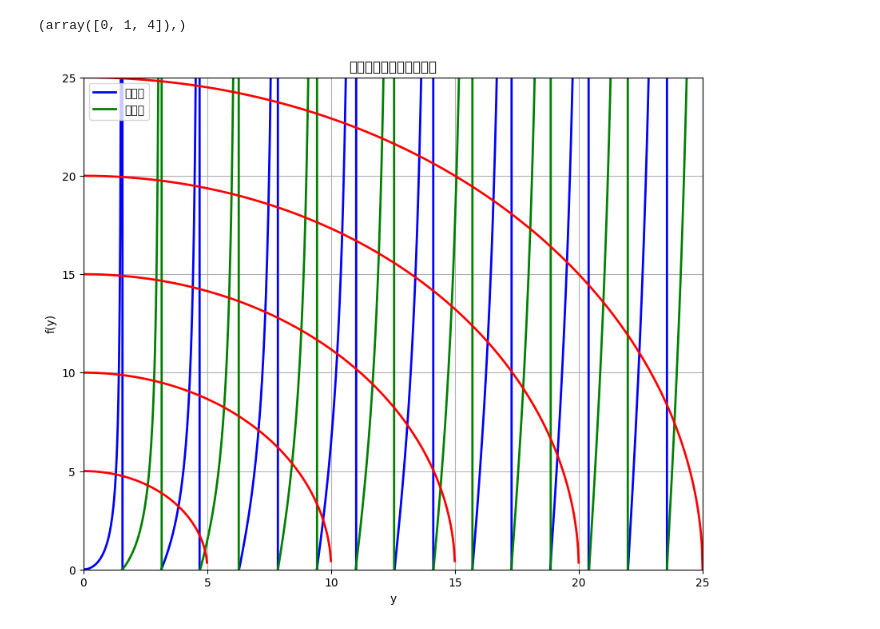
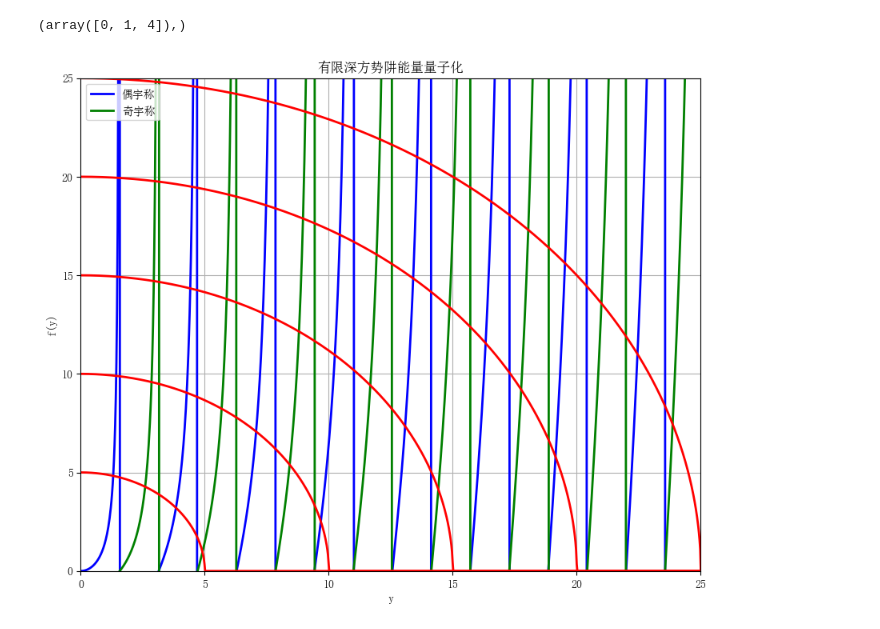
Before and after one commit to wXxfall/physics-learner, a Jupyter notebook: numpy_l/1-5.ipynb, the cells around one changed output. Drawn from its saved outputs; the diff is of its cells as text; code cells hidden in the pictures.

```diff
--- a/numpy_l/1-5.ipynb
+++ b/numpy_l/1-5.ipynb
@@ -97,6 +97,11 @@ print(n_zore)
 # %%
 import numpy as np
 import matplotlib.pyplot as plt
+import matplotlib
+
+# 解决中文显示问题
+matplotlib.rcParams['font.sans-serif'] = ['SimSun']  # 使用黑体
+matplotlib.rcParams['axes.unicode_minus'] = False  # 解决负号显示问题
 
 # 定义参数
 Lambda = 5  # 势阱深度参数
@@ -113,19 +118,25 @@ def g1(y):
     return -y * cot_y
 
 def f2(y):
-    return np.sqrt(Lambda**2 - y**2)
+    # 处理负数根号，只返回实部
+    values = Lambda**2 - y**2
+    return np.sqrt(np.maximum(values, 0))  # 确保根号内非负
 
 def f3(y):
-    return np.sqrt((2 * Lambda)**2 - y**2)
+    values = (2 * Lambda)**2 - y**2
+    return np.sqrt(np.maximum(values, 0))
 
 def f4(y):
-    return np.sqrt((3 * Lambda)**2 - y**2)
+    values = (3 * Lambda)**2 - y**2
+    return np.sqrt(np.maximum(values, 0))
 
 def f5(y):
-    return np.sqrt((4 * Lambda)**2 - y**2)
+    values = (4 * Lambda)**2 - y**2
+    return np.sqrt(np.maximum(values, 0))
 
 def f6(y):
-    return np.sqrt((5 * Lambda)**2 - y**2)
+    values = (5 * Lambda)**2 - y**2
+    return np.sqrt(np.maximum(values, 0))
 
 # 生成数据点
 y = np.linspace(0.01, 5 * Lambda, 1000)  # 从0.01开始避免奇点
@@ -136,38 +147,31 @@ g1_values = g1(y)
 f2_values = f2(y)
 f3_values = f3(y)
 f4_values = f4(y)
 f5_values = f5(y)
 f6_values = f6(y)
-
-# 处理复数结果（当根号内为负时）
-f2_values = np.real(f2_values)
-f3_values = np.real(f3_values)
-f4_values = np.real(f4_values)
-f5_values = np.real(f5_values)
-f6_values = np.real(f6_values)
 
 # 绘制图像
 plt.figure(figsize=(10, 8))
 
 # 绘制函数曲线
 plt.plot(y, f1_values, 'b-', linewidth=2, label='偶宇称')
 plt.plot(y, g1_values, 'g-', linewidth=2, label='奇宇称')
 plt.plot(y, f2_values, 'r-', linewidth=2)
 plt.plot(y, f3_values, 'r-', linewidth=2)
 plt.plot(y, f4_values, 'r-', linewidth=2)
 plt.plot(y, f5_values, 'r-', linewidth=2)
 plt.plot(y, f6_values, 'r-', linewidth=2)
 
 # 设置图像属性
 plt.xlim(0, 5 * Lambda)
 plt.ylim(0, 5 * Lambda)
 plt.xlabel('y')
 plt.ylabel('f(y)')
 plt.title('有限深方势阱能量量子化')
 plt.legend()
 plt.grid(True)
 
 # 显示图像
 plt.show()
 # %% [output]
-[figure, old version]
+[figure, new version]
```
